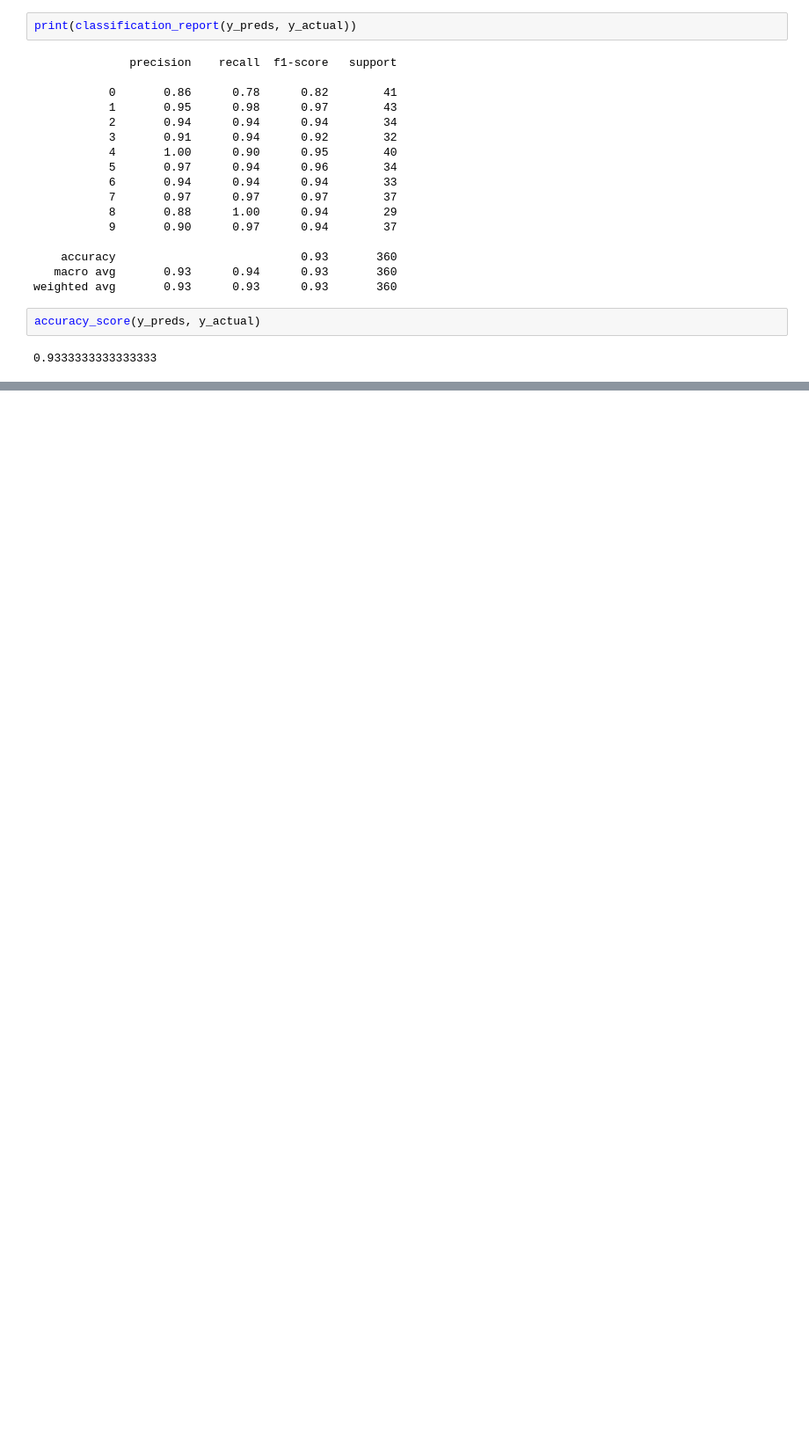
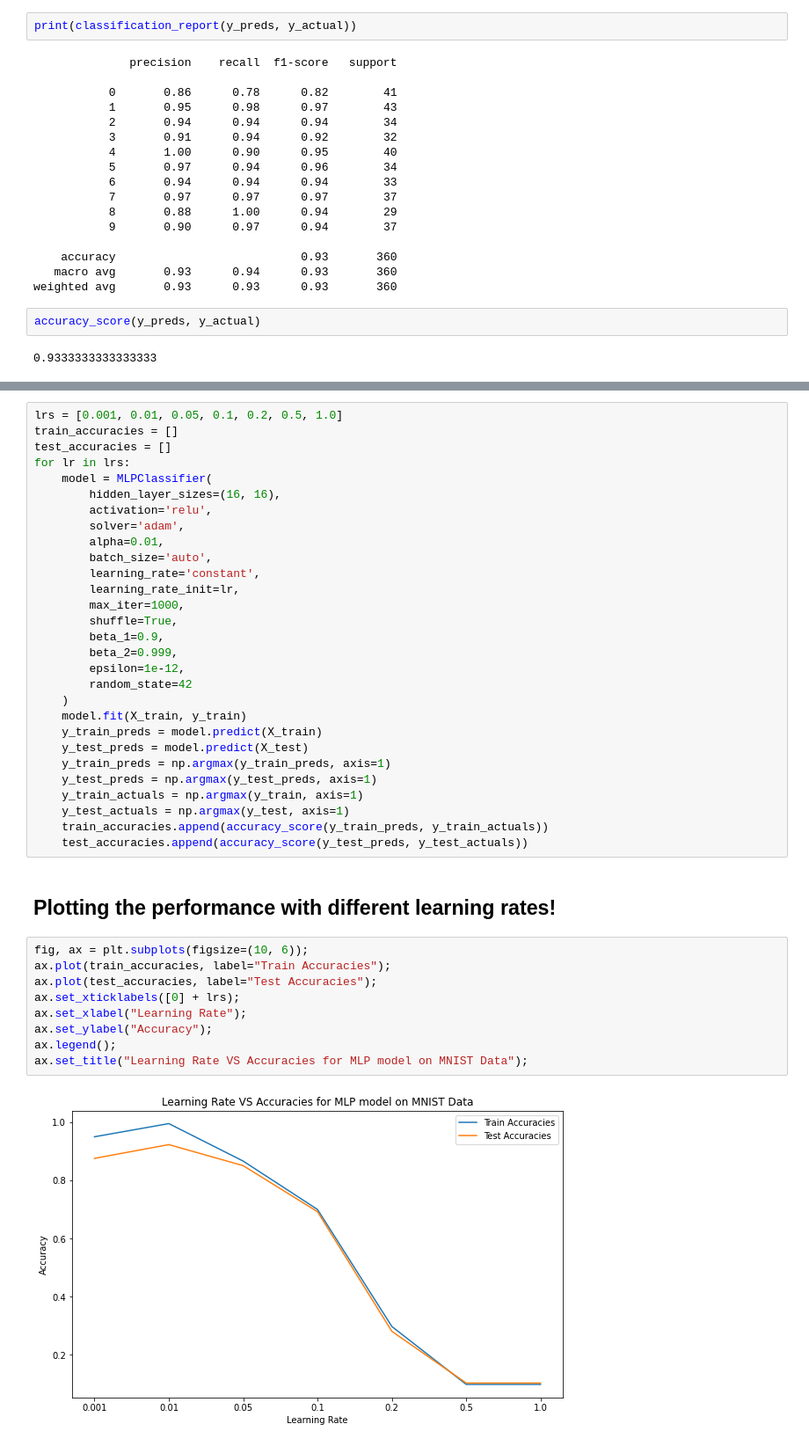
Before and after one commit to tirthasheshpatel/semester6_practicals, a Jupyter notebook: dl/Practical-1.ipynb, the cells around one changed output, grey strips where cells are left out. Shown at 88% size. Cells and saved outputs as stored; diff of their text form; blank space fills up the shorter version.

Commit message:
add deep learning practical 2 @tirth-hihoriya

```diff
--- a/dl/Practical-1.ipynb
+++ b/dl/Practical-1.ipynb
@@ -87,0 +98,42 @@ accuracy_score(y_preds, y_actual)
+# %%
+lrs = [0.001, 0.01, 0.05, 0.1, 0.2, 0.5, 1.0]
+train_accuracies = []
+test_accuracies = []
+for lr in lrs:
+    model = MLPClassifier(
+        hidden_layer_sizes=(16, 16),
+        activation='relu',
+        solver='adam',
+        alpha=0.01,
+        batch_size='auto',
+        learning_rate='constant',
+        learning_rate_init=lr,
+        max_iter=1000,
+        shuffle=True,
+        beta_1=0.9,
+        beta_2=0.999,
+        epsilon=1e-12,
+        random_state=42
+    )
+    model.fit(X_train, y_train)
+    y_train_preds = model.predict(X_train)
+    y_test_preds = model.predict(X_test)
+    y_train_preds = np.argmax(y_train_preds, axis=1)
+    y_test_preds = np.argmax(y_test_preds, axis=1)
+    y_train_actuals = np.argmax(y_train, axis=1)
+    y_test_actuals = np.argmax(y_test, axis=1)
+    train_accuracies.append(accuracy_score(y_train_preds, y_train_actuals))
+    test_accuracies.append(accuracy_score(y_test_preds, y_test_actuals))
+# %% [markdown]
+## Plotting the performance with different learning rates!
+# %%
+fig, ax = plt.subplots(figsize=(10, 6));
+ax.plot(train_accuracies, label="Train Accuracies");
+ax.plot(test_accuracies, label="Test Accuracies");
+ax.set_xticklabels([0] + lrs);
+ax.set_xlabel("Learning Rate");
+ax.set_ylabel("Accuracy");
+ax.legend();
+ax.set_title("Learning Rate VS Accuracies for MLP model on MNIST Data");
+# %% [output]
+[figure, added]
```
Also changed, not shown: parts of 5 cells of this notebook, 1 other file.
